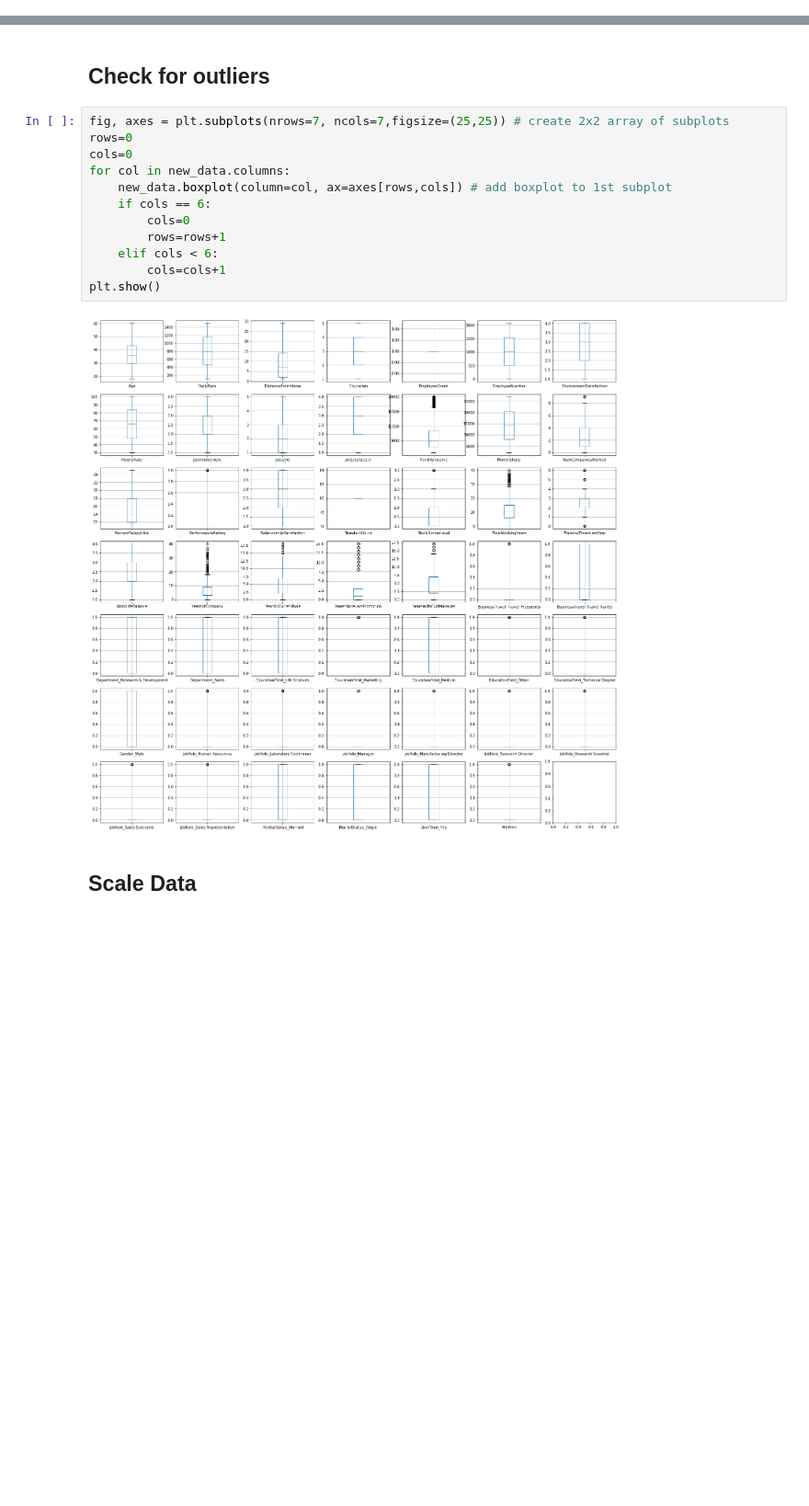
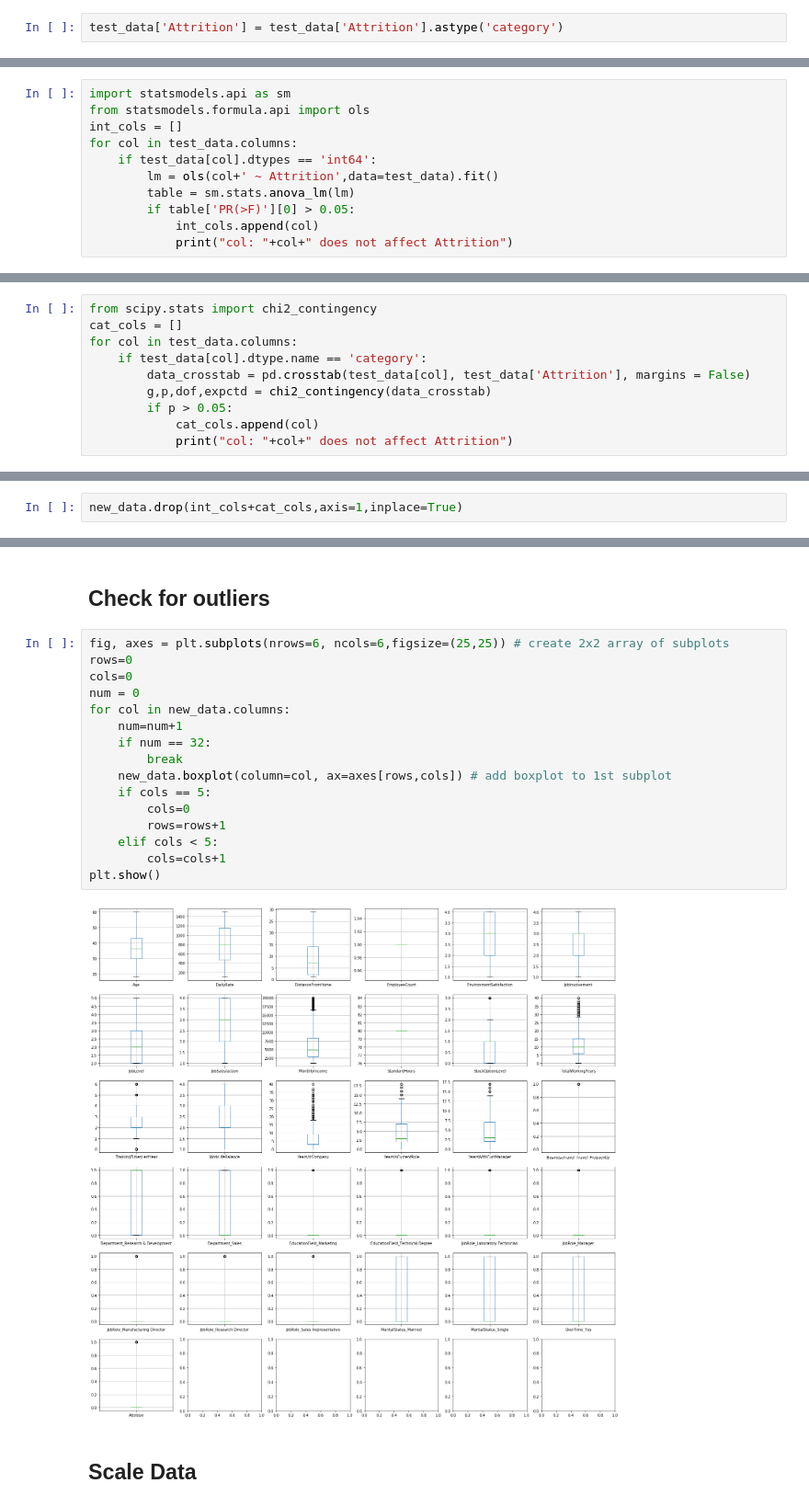
Before and after one commit to Adityav93/HR-Employee-Attrition, a Jupyter notebook: HR-Employee-Attrition.ipynb, the cells around one changed output, grey strips where cells are left out. Shown: that part at 92% size. Drawn from its saved outputs; the diff is of its cells as text; blank space fills up the shorter version.

```diff
--- a/HR-Employee-Attrition.ipynb
+++ b/HR-Employee-Attrition.ipynb
@@ -465,0 +474,2 @@ print(scores.std()*100,'%')
+# %%
+test_data['Attrition'] = test_data['Attrition'].astype('category')
@@ -465,0 +500,11 @@ print(scores.std()*100,'%')
+# %%
+import statsmodels.api as sm
+from statsmodels.formula.api import ols
+int_cols = []
+for col in test_data.columns:
+    if test_data[col].dtypes == 'int64':
+        lm = ols(col+' ~ Attrition',data=test_data).fit()
+        table = sm.stats.anova_lm(lm)
+        if table['PR(>F)'][0] > 0.05:
+            int_cols.append(col)
+            print("col: "+col+" does not affect Attrition")
@@ -465,0 +525,10 @@ print(scores.std()*100,'%')
+# %%
+from scipy.stats import chi2_contingency
+cat_cols = []
+for col in test_data.columns:
+    if test_data[col].dtype.name == 'category':
+        data_crosstab = pd.crosstab(test_data[col], test_data['Attrition'], margins = False)
+        g,p,dof,expctd = chi2_contingency(data_crosstab)
+        if p > 0.05:
+            cat_cols.append(col)
+            print("col: "+col+" does not affect Attrition")
@@ -465,0 +578,2 @@ print(scores.std()*100,'%')
+# %%
+new_data.drop(int_cols+cat_cols,axis=1,inplace=True)
@@ -489,19 +740,23 @@ array([[<matplotlib.axes._subplots.AxesSubplot object at 0x...>,
 # %% [markdown]
 ## Check for outliers
 # %%
-fig, axes = plt.subplots(nrows=7, ncols=7,figsize=(25,25)) # create 2x2 array of subplots
+fig, axes = plt.subplots(nrows=6, ncols=6,figsize=(25,25)) # create 2x2 array of subplots
 rows=0
 cols=0
+num = 0
 for col in new_data.columns:
+    num=num+1
+    if num == 32:
+        break
     new_data.boxplot(column=col, ax=axes[rows,cols]) # add boxplot to 1st subplot
-    if cols == 6:
+    if cols == 5:
         cols=0
         rows=rows+1
-    elif cols < 6:
+    elif cols < 5:
         cols=cols+1
 plt.show()
 # %% [output]
-[figure, old version]
+[figure, new version]
 # %% [markdown]
 ## Scale Data
 # %%
```
Also changed, not shown: parts of 39 cells of this notebook.
